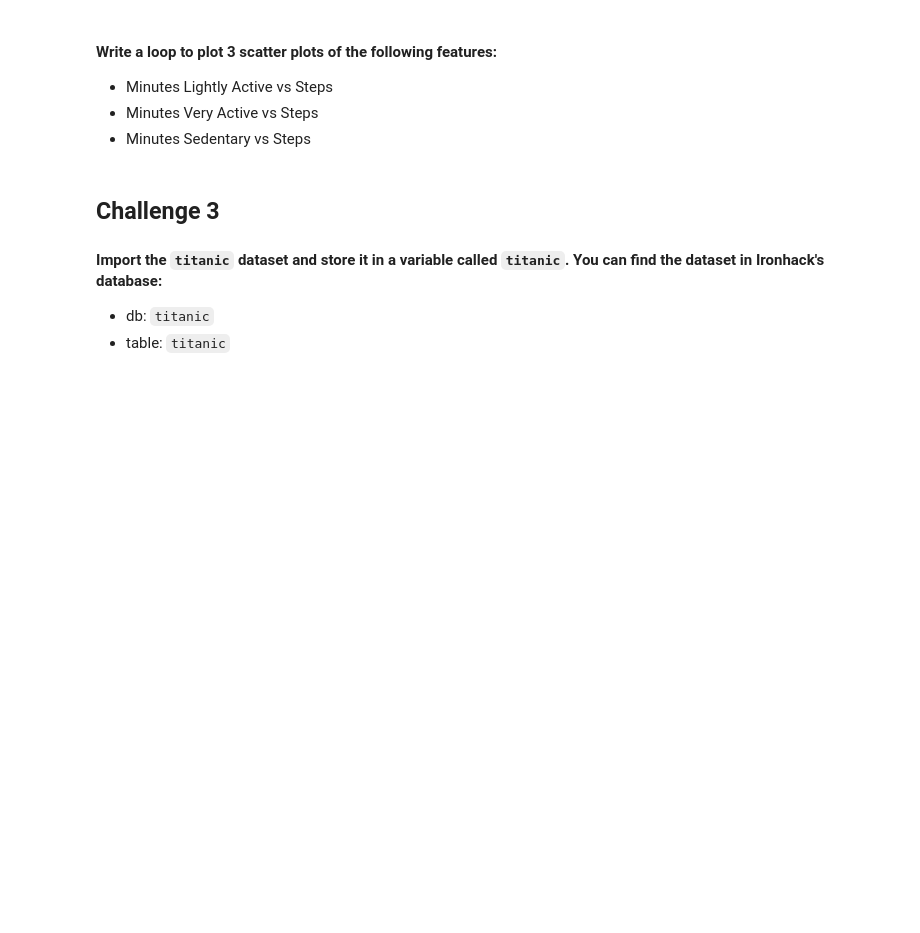
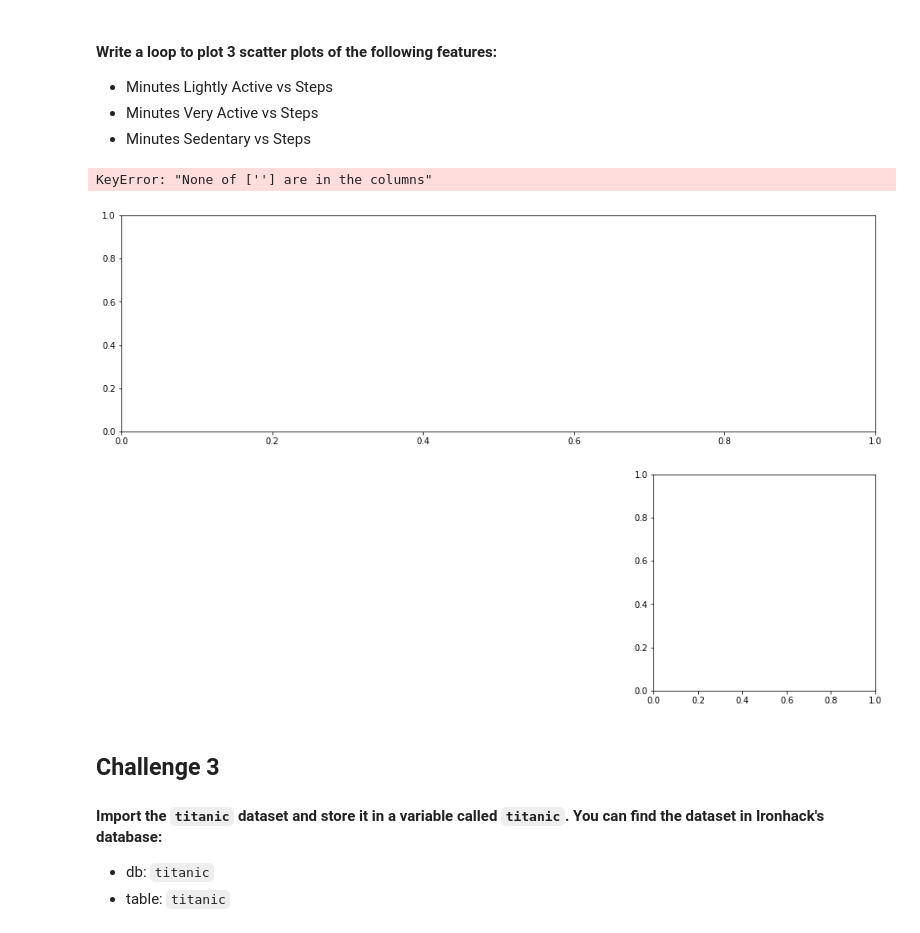
Before and after one commit to Adonis232/dataptmad0420, a Jupyter notebook: module-2/matplotlib-seaborn/your-code/main.ipynb, the cells around one changed output. Cells and saved outputs as stored; diff of their text form; code cells hidden in the pictures; blank space fills up the shorter version.

```diff
--- a/module-2/matplotlib-seaborn/your-code/main.ipynb
+++ b/module-2/matplotlib-seaborn/your-code/main.ipynb
@@ -159,12 +159,15 @@ for i
 # %%
 fig = plt.figure(figsize=(16, 16))
 ax1 = plt.subplot2grid((3, 3), (0, 0), colspan=3)
 ax2 = plt.subplot2grid((3, 3), (1, 0), colspan=3)
 ax3 = plt.subplot2grid((3, 3), (1, 2), colspan=3)
 
-for ax in ax1, ax2, ax3]:
+for ax in [ax1, ax2, ax3]:
     fitbit.set_index('')
     #tryals
+# %% [output]
+KeyError: "None of [''] are in the columns"
+[figure, added]
 # %% [markdown]
 ## Challenge 3
 
```
Also changed, not shown: parts of 11 cells of this notebook.
